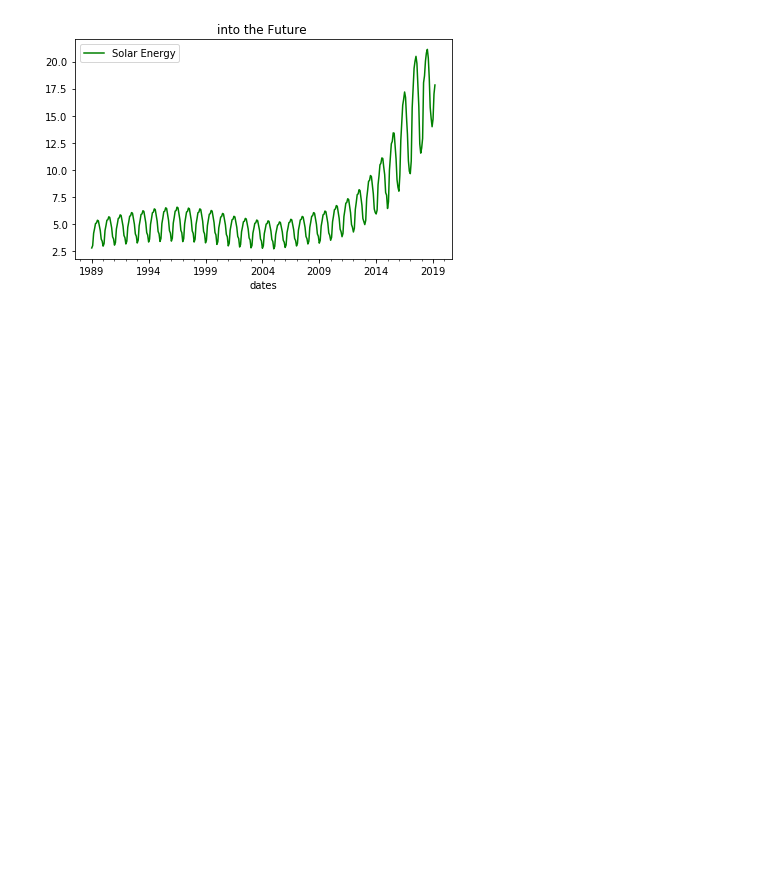
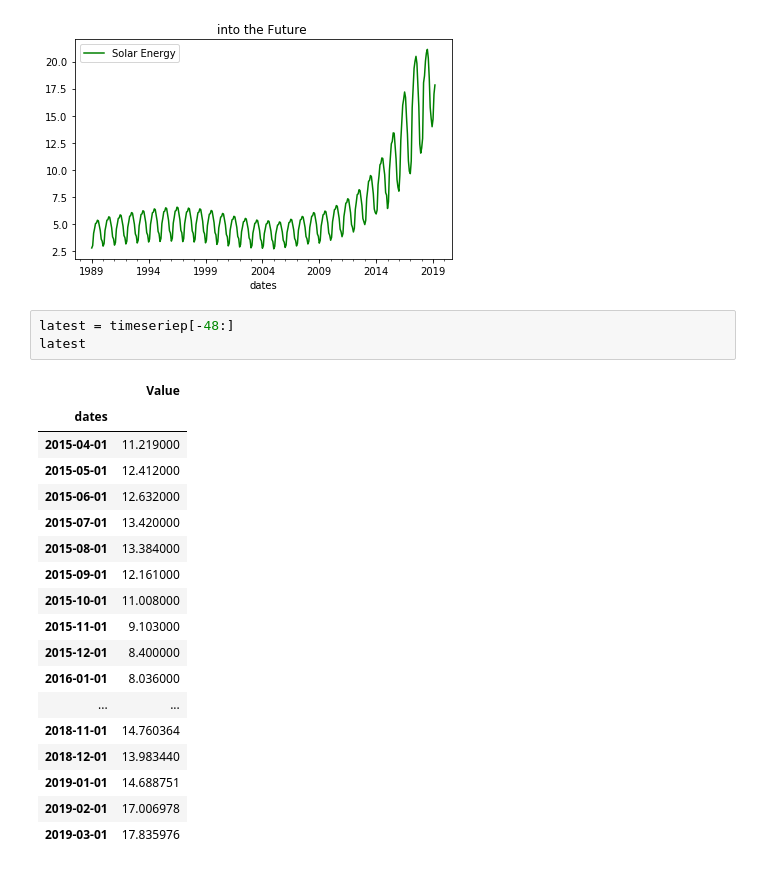
Before and after one commit to gvo34/energy-solar, a Jupyter notebook: static/notebooks/model/MLP_model4_predict.ipynb, the cells around one changed output. Saved outputs shown, nothing was run; the diff lists cells and outputs as text; blank space fills up the shorter version.

```diff
--- a/static/notebooks/model/MLP_model4_predict.ipynb
+++ b/static/notebooks/model/MLP_model4_predict.ipynb
@@ -468,3 +468,25 @@ ValueError: ordinal must be >= 1
 <matplotlib.figure.Figure at 0x...>
 [figure]
 [figure]
+# %%
+latest = timeseriep[-48:]
+latest
+# %% [output]
+|  | Value |
+| dates |  |
+| 2015-04-01 | 11.219000 |
+| 2015-05-01 | 12.412000 |
+| 2015-06-01 | 12.632000 |
+| 2015-07-01 | 13.420000 |
+| 2015-08-01 | 13.384000 |
+| 2015-09-01 | 12.161000 |
+| 2015-10-01 | 11.008000 |
+| 2015-11-01 | 9.103000 |
+| 2015-12-01 | 8.400000 |
+| 2016-01-01 | 8.036000 |
+| ... | ... |
+| 2018-11-01 | 14.760364 |
+| 2018-12-01 | 13.983440 |
+| 2019-01-01 | 14.688751 |
+| 2019-02-01 | 17.006978 |
+| 2019-03-01 | 17.835976 |
```
Also changed, not shown: parts of 1 cell of this notebook, 3 other files.
